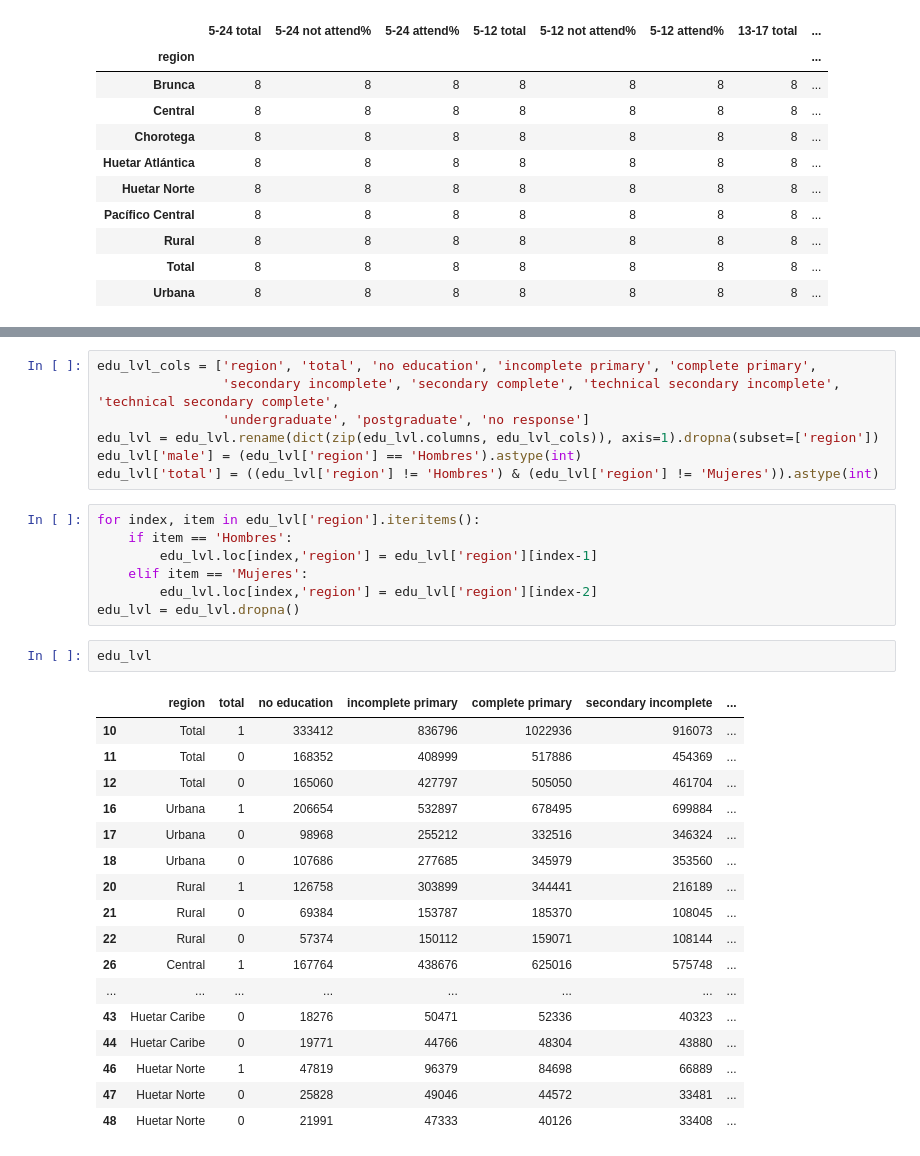
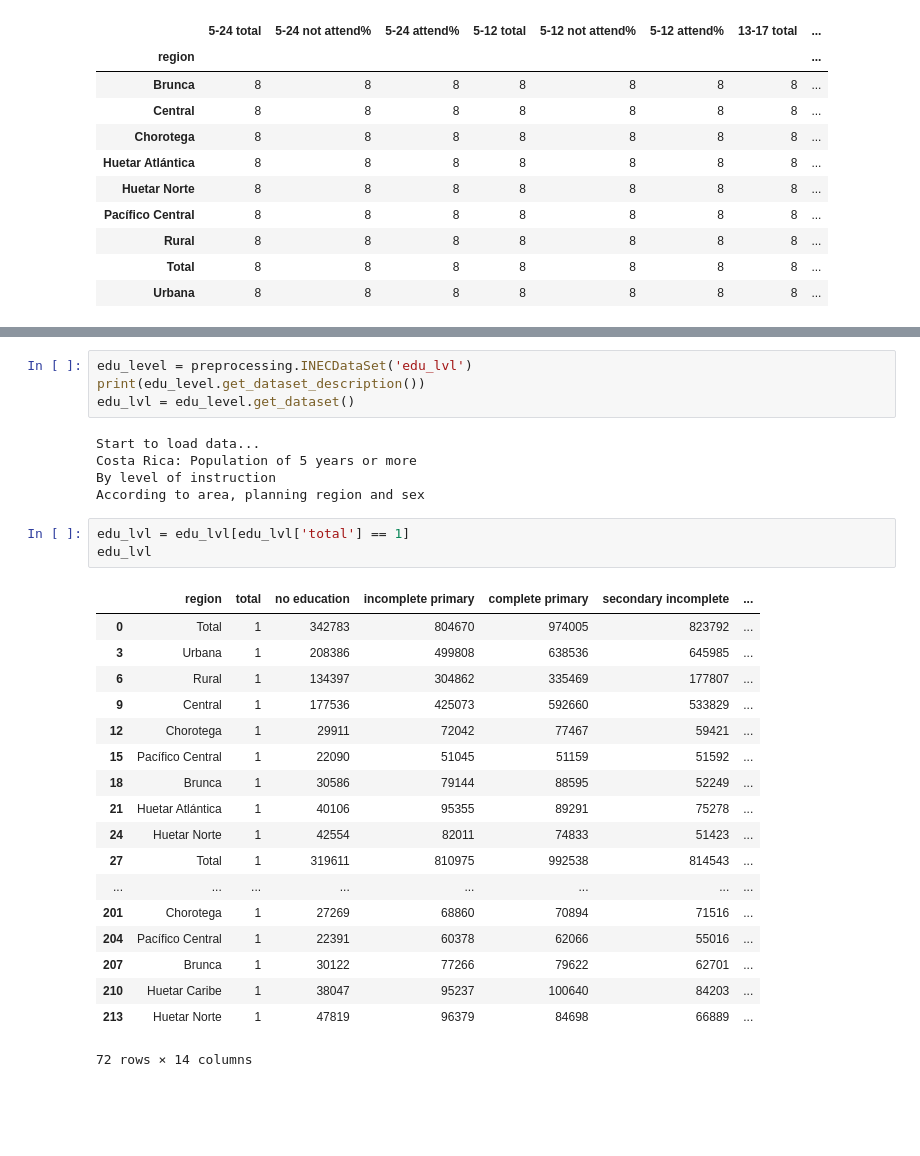
Before and after one commit to zhaomh1998/ece143, a Jupyter notebook: INEC_data_sets.ipynb, the cells around one changed output, grey strips where cells are left out. Saved outputs shown, nothing was run; the diff lists cells and outputs as text; blank space fills up the shorter version.

Commit message:
new education_level data and update preprocessing to process

```diff
--- a/INEC_data_sets.ipynb
+++ b/INEC_data_sets.ipynb
@@ -115,34 +84,31 @@ edu_lvl
-# %%
-edu_lvl_cols = ['region', 'total', 'no education', 'incomplete primary', 'complete primary',
-                'secondary incomplete', 'secondary complete', 'technical secondary incomplete', 'technical secondary complete',
-                'undergraduate', 'postgraduate', 'no response']
-edu_lvl = edu_lvl.rename(dict(zip(edu_lvl.columns, edu_lvl_cols)), axis=1).dropna(subset=['region'])
-edu_lvl['male'] = (edu_lvl['region'] == 'Hombres').astype(int)
-edu_lvl['total'] = ((edu_lvl['region'] != 'Hombres') & (edu_lvl['region'] != 'Mujeres')).astype(int)
-# %%
-for index, item in edu_lvl['region'].iteritems():
-    if item == 'Hombres':
-        edu_lvl.loc[index,'region'] = edu_lvl['region'][index-1]
-    elif item == 'Mujeres':
-        edu_lvl.loc[index,'region'] = edu_lvl['region'][index-2]
-edu_lvl = edu_lvl.dropna()
-# %%
-edu_lvl
-# %% [output]
-|  | region | total | no education | incomplete primary | complete primary | secondary incomplete | ... |
-| 10 | Total | 1 | 333412 | 836796 | 1022936 | 916073 | ... |
-| 11 | Total | 0 | 168352 | 408999 | 517886 | 454369 | ... |
-| 12 | Total | 0 | 165060 | 427797 | 505050 | 461704 | ... |
-| 16 | Urbana | 1 | 206654 | 532897 | 678495 | 699884 | ... |
-| 17 | Urbana | 0 | 98968 | 255212 | 332516 | 346324 | ... |
-| 18 | Urbana | 0 | 107686 | 277685 | 345979 | 353560 | ... |
-| 20 | Rural | 1 | 126758 | 303899 | 344441 | 216189 | ... |
-| 21 | Rural | 0 | 69384 | 153787 | 185370 | 108045 | ... |
-| 22 | Rural | 0 | 57374 | 150112 | 159071 | 108144 | ... |
-| 26 | Central | 1 | 167764 | 438676 | 625016 | 575748 | ... |
-| ... | ... | ... | ... | ... | ... | ... | ... |
-| 43 | Huetar Caribe | 0 | 18276 | 50471 | 52336 | 40323 | ... |
-| 44 | Huetar Caribe | 0 | 19771 | 44766 | 48304 | 43880 | ... |
-| 46 | Huetar Norte | 1 | 47819 | 96379 | 84698 | 66889 | ... |
-| 47 | Huetar Norte | 0 | 25828 | 49046 | 44572 | 33481 | ... |
-| 48 | Huetar Norte | 0 | 21991 | 47333 | 40126 | 33408 | ... |
+# %%
+edu_level = preprocessing.INECDataSet('edu_lvl')
+print(edu_level.get_dataset_description())
+edu_lvl = edu_level.get_dataset()
+# %% [output]
+Start to load data...
+Costa Rica: Population of 5 years or more
+By level of instruction
+According to area, planning region and sex
+# %%
+edu_lvl = edu_lvl[edu_lvl['total'] == 1]
+edu_lvl
+# %% [output]
+|  | region | total | no education | incomplete primary | complete primary | secondary incomplete | ... |
+| 0 | Total | 1 | 342783 | 804670 | 974005 | 823792 | ... |
+| 3 | Urbana | 1 | 208386 | 499808 | 638536 | 645985 | ... |
+| 6 | Rural | 1 | 134397 | 304862 | 335469 | 177807 | ... |
+| 9 | Central | 1 | 177536 | 425073 | 592660 | 533829 | ... |
+| 12 | Chorotega | 1 | 29911 | 72042 | 77467 | 59421 | ... |
+| 15 | Pacífico Central | 1 | 22090 | 51045 | 51159 | 51592 | ... |
+| 18 | Brunca | 1 | 30586 | 79144 | 88595 | 52249 | ... |
+| 21 | Huetar Atlántica | 1 | 40106 | 95355 | 89291 | 75278 | ... |
+| 24 | Huetar Norte | 1 | 42554 | 82011 | 74833 | 51423 | ... |
+| 27 | Total | 1 | 319611 | 810975 | 992538 | 814543 | ... |
+| ... | ... | ... | ... | ... | ... | ... | ... |
+| 201 | Chorotega | 1 | 27269 | 68860 | 70894 | 71516 | ... |
+| 204 | Pacífico Central | 1 | 22391 | 60378 | 62066 | 55016 | ... |
+| 207 | Brunca | 1 | 30122 | 77266 | 79622 | 62701 | ... |
+| 210 | Huetar Caribe | 1 | 38047 | 95237 | 100640 | 84203 | ... |
+| 213 | Huetar Norte | 1 | 47819 | 96379 | 84698 | 66889 | ... |
+72 rows × 14 columns
```
Also changed, not shown: parts of 2 cells of this notebook, 9 other files.
